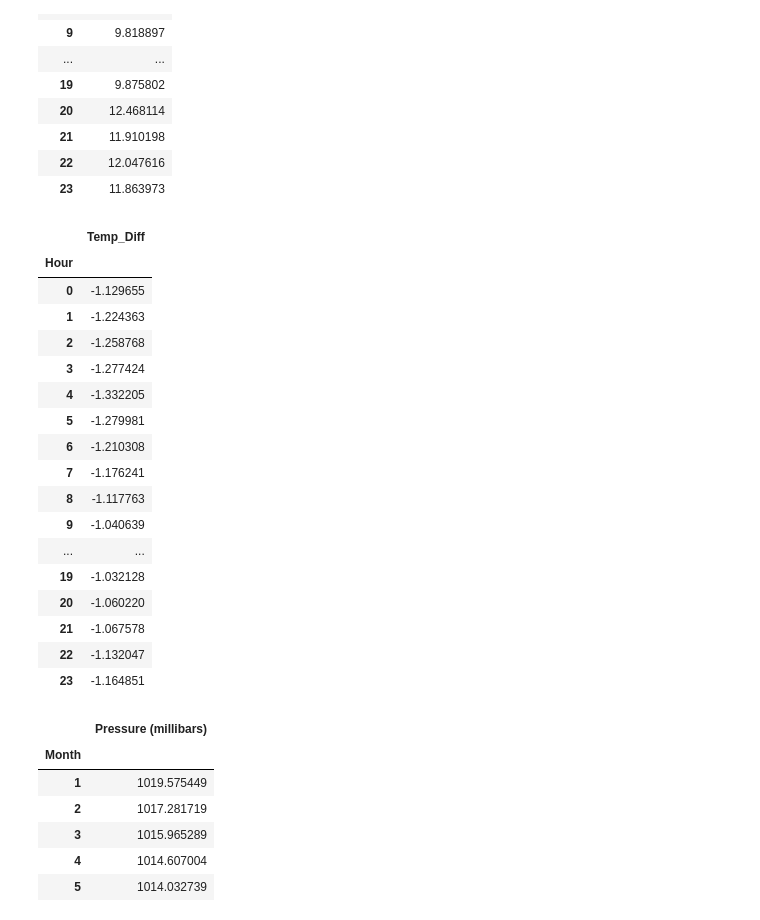
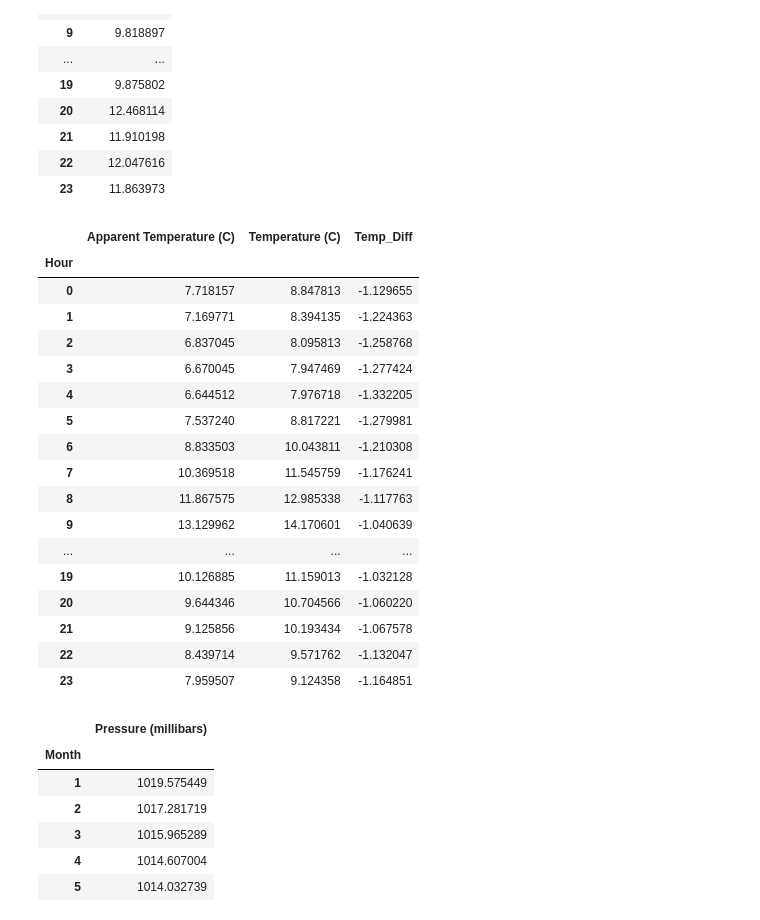
Before and after one commit to CMC-NCKH-2026/Weather_forcasting, a Jupyter notebook: notebooks/Data_Analysis.ipynb, the cells around one changed output. Drawn from its saved outputs; the diff is of its cells as text; code cells hidden in the pictures.

```diff
--- a/notebooks/Data_Analysis.ipynb
+++ b/notebooks/Data_Analysis.ipynb
@@ -254,28 +254,28 @@ hourly_visibility
 | 23 | 11.863973 |
 # %%
 #What is the hourly pattern of the difference between Apparent Temperature and Temperature throughout the day?
-hourly_temp_diff = df.groupby('Hour')[['Apparent Temperature (C)', 'Temperature (C)']].mean()
-hourly_temp_diff['Temp_Diff'] = hourly_temp_diff['Apparent Temperature (C)'] - hourly_temp_diff['Temperature (C)']
-hourly_temp_diff[['Temp_Diff']]
+hourly_temp= df.groupby('Hour')[['Apparent Temperature (C)', 'Temperature (C)']].mean()
+hourly_temp['Temp_Diff'] = hourly_temp['Apparent Temperature (C)'] - hourly_temp['Temperature (C)']
+hourly_temp
 # %% [output]
-|  | Temp_Diff |
-| Hour |  |
-| 0 | -1.129655 |
-| 1 | -1.224363 |
-| 2 | -1.258768 |
-| 3 | -1.277424 |
-| 4 | -1.332205 |
-| 5 | -1.279981 |
-| 6 | -1.210308 |
-| 7 | -1.176241 |
-| 8 | -1.117763 |
-| 9 | -1.040639 |
-| ... | ... |
-| 19 | -1.032128 |
-| 20 | -1.060220 |
-| 21 | -1.067578 |
-| 22 | -1.132047 |
-| 23 | -1.164851 |
+|  | Apparent Temperature (C) | Temperature (C) | Temp_Diff |
+| Hour |  |  |  |
+| 0 | 7.718157 | 8.847813 | -1.129655 |
+| 1 | 7.169771 | 8.394135 | -1.224363 |
+| 2 | 6.837045 | 8.095813 | -1.258768 |
+| 3 | 6.670045 | 7.947469 | -1.277424 |
+| 4 | 6.644512 | 7.976718 | -1.332205 |
+| 5 | 7.537240 | 8.817221 | -1.279981 |
+| 6 | 8.833503 | 10.043811 | -1.210308 |
+| 7 | 10.369518 | 11.545759 | -1.176241 |
+| 8 | 11.867575 | 12.985338 | -1.117763 |
+| 9 | 13.129962 | 14.170601 | -1.040639 |
+| ... | ... | ... | ... |
+| 19 | 10.126885 | 11.159013 | -1.032128 |
+| 20 | 9.644346 | 10.704566 | -1.060220 |
+| 21 | 9.125856 | 10.193434 | -1.067578 |
+| 22 | 8.439714 | 9.571762 | -1.132047 |
+| 23 | 7.959507 | 9.124358 | -1.164851 |
 # %%
 #What is the pattern of average Pressure by month of the year?
 monthly_pressure = df.groupby('Month')[['Pressure (millibars)']].mean()
```
Also changed, not shown: parts of 2 cells of this notebook, 1 other file.
